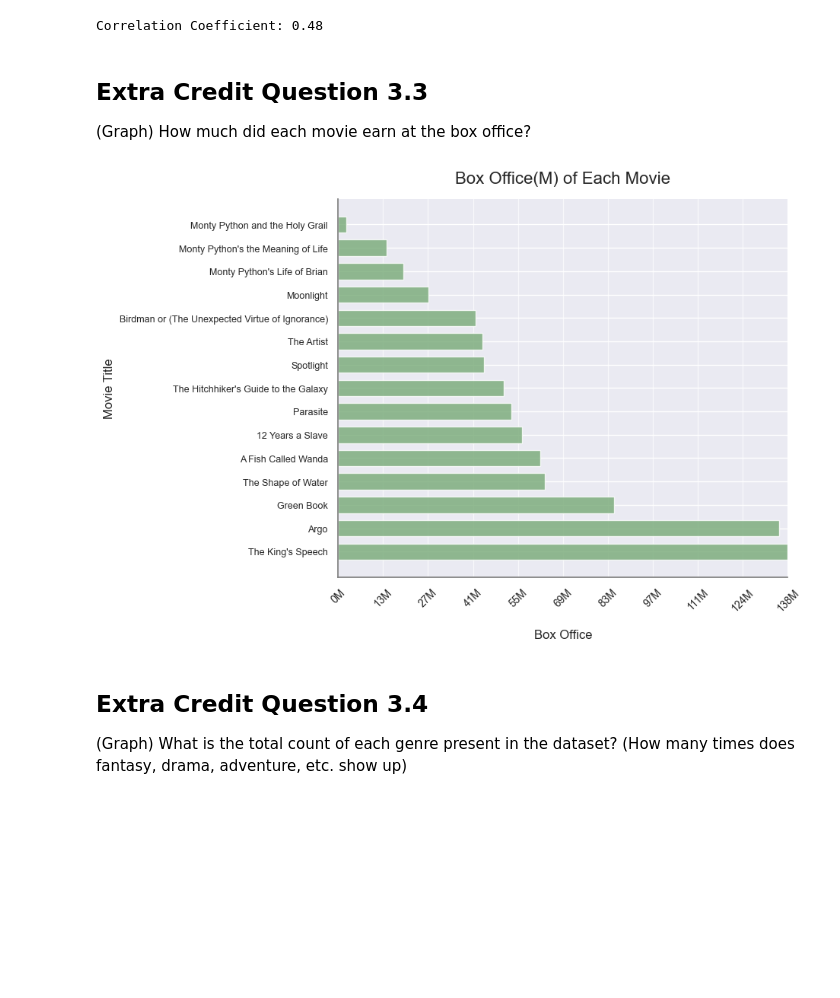
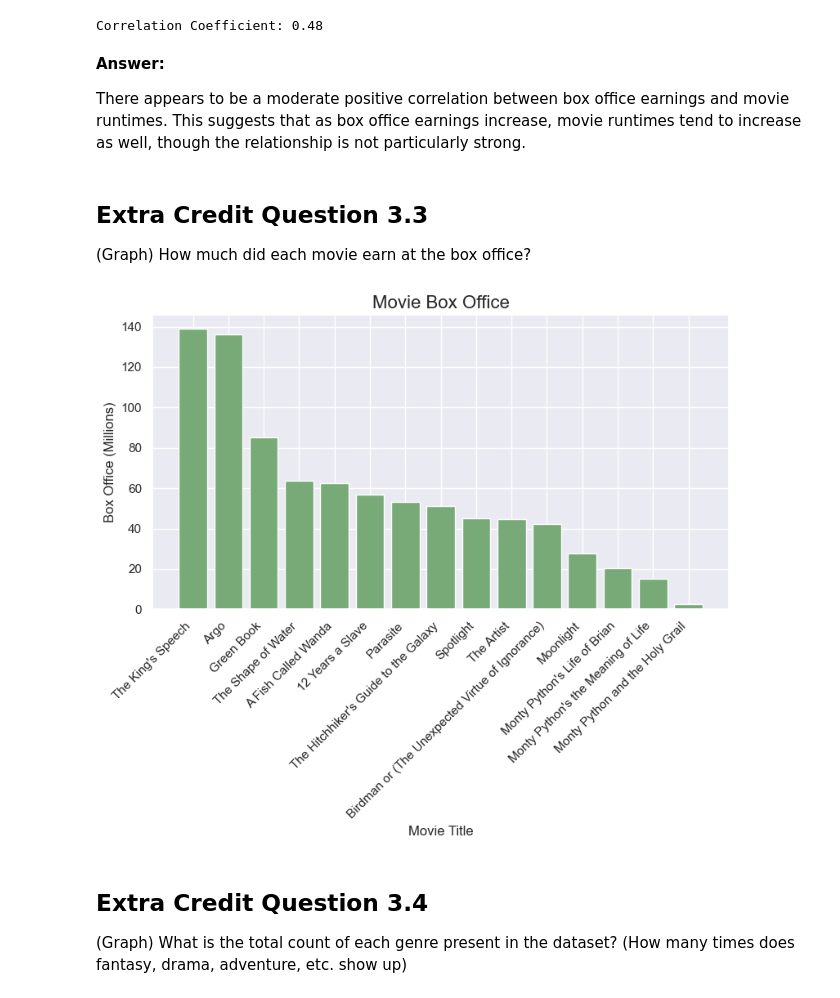
Before and after one commit to dtoshm/data_project_eight, a Jupyter notebook: movie_analysis.ipynb, the cells around one changed output. Drawn from its saved outputs; the diff is of its cells as text; code cells hidden in the pictures; blank space fills up the shorter version.

```diff
--- a/movie_analysis.ipynb
+++ b/movie_analysis.ipynb
@@ -105,45 +109,31 @@ runtime_award_corr = movies['Box Office'].corr(movies['Runtime'])
 print(f"Correlation Coefficient: {runtime_award_corr:.2f}")
 # %% [output]
 Correlation Coefficient: 0.48
+# %% [markdown]
+**Answer:**
+
+There appears to be a moderate positive correlation between box office earnings and movie runtimes. This suggests that as box office earnings increase, movie runtimes tend to increase as well, though the relationship is not particularly strong.
 # %% [markdown]
 ## Extra Credit Question 3.3
 (Graph) How much did each movie earn at the box office?
 # %%
 # Calculation
 movies_sorted = movies.sort_values(by='Box Office', ascending=False)
 sorted_titles = movies_sorted['Movie Title'].tolist()
-sorted_box_office = movies_sorted['Box Office'].tolist()
-max_value = max(sorted_box_office)
-step_size = max_value // 10
+sorted_box_office = (movies_sorted['Box Office']/1000000).tolist()
 
 
-# Horizontal Bar Plot
-plt.figure(figsize=(10, 7))
-plt.barh(
-    sorted_titles,
-    sorted_box_office,
-    color='#77AA77',
-    alpha=0.8,
-    edgecolor='#ffffff',
-    height=0.7
-)
-plt.xlabel('Box Office', fontsize=12, labelpad=15)
-plt.ylabel('Movie Title', fontsize=12)
-plt.title('Box Office(M) of Each Movie', fontsize=16, pad=15)
-plt.xticks(range(0, max_value + step_size, step_size), fontsize=10, rotation=45)
-plt.yticks(fontsize=9)
-plt.xlim(0, max_value)
-plt.grid(axis='x', linestyle='-', color='#ffffff', alpha=0.7)
-ax = plt.gca()
-ax.spines['top'].set_visible(False)
-ax.spines['right'].set_visible(False)
-ax.spines['left'].set_color('gray')
-ax.spines['bottom'].set_color('gray')
-ax.xaxis.set_major_formatter(lambda x, pos: f'{int(x/1_000_000)}M')
-plt.tight_layout(pad=2.5)
+# Bar Plot
+plt.figure(figsize=(8, 7))
+plt.bar(sorted_titles, sorted_box_office, color='#77AA77')
+plt.xlabel('Movie Title', fontsize=12)
+plt.ylabel('Box Office (Millions)', fontsize=12)
+plt.title('Movie Box Office', fontsize=16)
+plt.xticks(rotation=45, ha='right')
+plt.tight_layout()
 plt.show()
 # %% [output]
-[figure, old version]
+[figure, new version]
 # %% [markdown]
 ## Extra Credit Question 3.4
 (Graph) What is the total count of each genre present in the dataset? (How many times does fantasy, drama, adventure, etc. show up)
```
Also changed, not shown: parts of 4 cells of this notebook.
